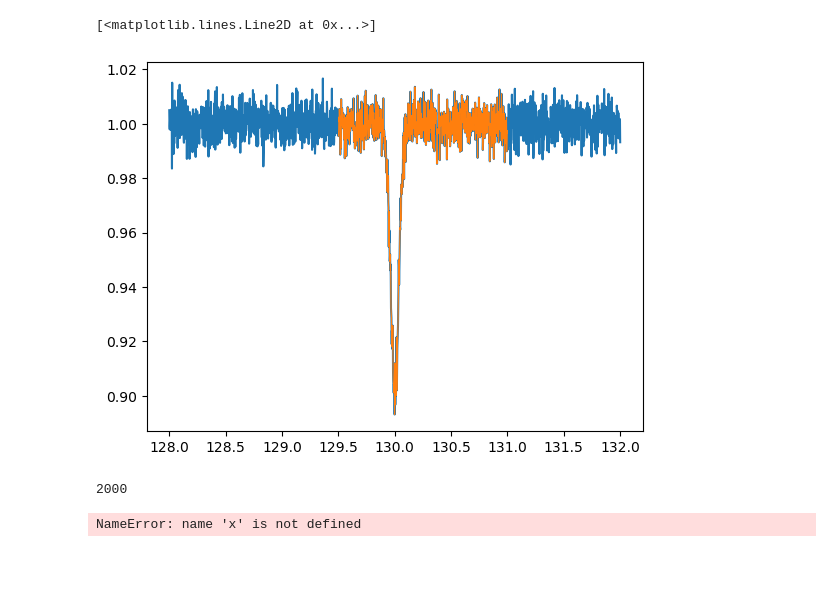
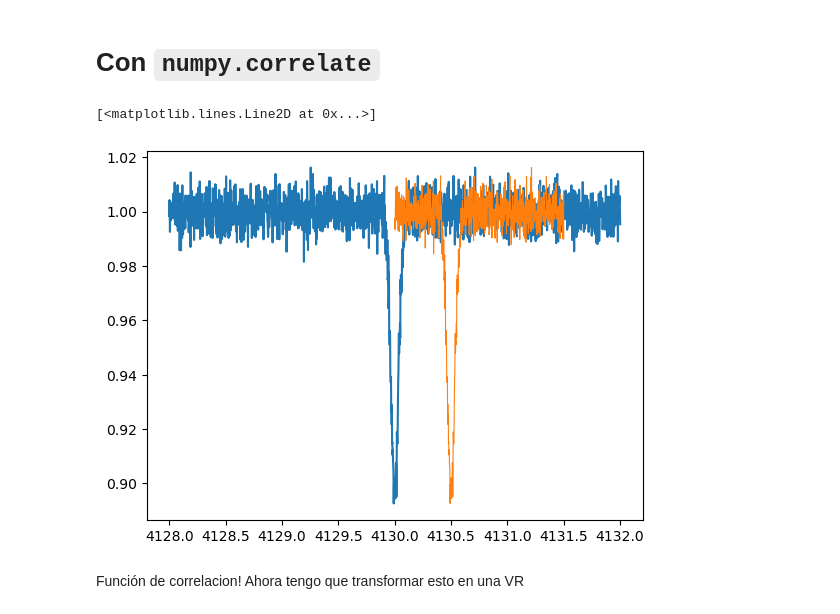
Before and after one commit to ebjordi/spectools, a Jupyter notebook: spectools/Cross-corr.ipynb, the cells around one changed output. Drawn from its saved outputs; the diff is of its cells as text; code cells hidden in the pictures; blank space fills up the shorter version.

```diff
--- a/spectools/Cross-corr.ipynb
+++ b/spectools/Cross-corr.ipynb
@@ -4,3 +5,5 @@ import matplotlib.pyplot as plt
 # %%
 def gaussian(x,cont,inten,m,sigma):
     return cont - inten*np.exp(-((x-m)/sigma)**2)
+# %% [markdown]
+# Con `numpy.correlate`
@@ -7,13 +12,14 @@ def gaussian(x,cont,inten,m,sigma):
 # %%
-xx0 = np.linspace(128, 132, num=2000)
-faux0=gaussian(xx0,cont=1,inten=0.1,m=130,sigma=0.05)+np.random.normal(0.00,0.005,2000)
-masked0=np.ma.masked_outside(xx0,129.5,131)
+xx0 = np.linspace(4128, 4132, num=2000)
+faux0=gaussian(xx0,cont=1,inten=0.1,m=4130,sigma=0.05)+np.random.normal(0.00,0.005,2000)
+masked0=np.ma.masked_outside(xx0,4129.5,4131)
+masked0 += np.ones_like(masked0)*0.5
 mask0 = np.ma.getmask(masked0)
-fauma0=np.ma.array(faux0,mask=mask0)
+fauma0=np.array(np.ma.array(faux0,mask=mask0))
 
 plt.plot(xx0,faux0)
 plt.plot(masked0,fauma0,linewidth=0.8)
 # %% [output]
 [<matplotlib.lines.Line2D at 0x...>]
-[figure, old version]
+[figure, new version]
 # %%
@@ -21,8 +27,6 @@ cor=np.argmax(np.correlate(faux0,fauma0,'same'))
 # %%
-len(np.correlate(faux0,fauma0,'same'))
+len(cor)
-# %% [output]
-2000
 # %%
-plt.plot(x,cor)
+plt.plot(xx0,cor)
-# %% [output]
-NameError: name 'x' is not defined
+# %% [markdown]
+Función de correlacion! Ahora tengo que transformar esto en una VR
```
Also changed, not shown: parts of 11 cells of this notebook.
